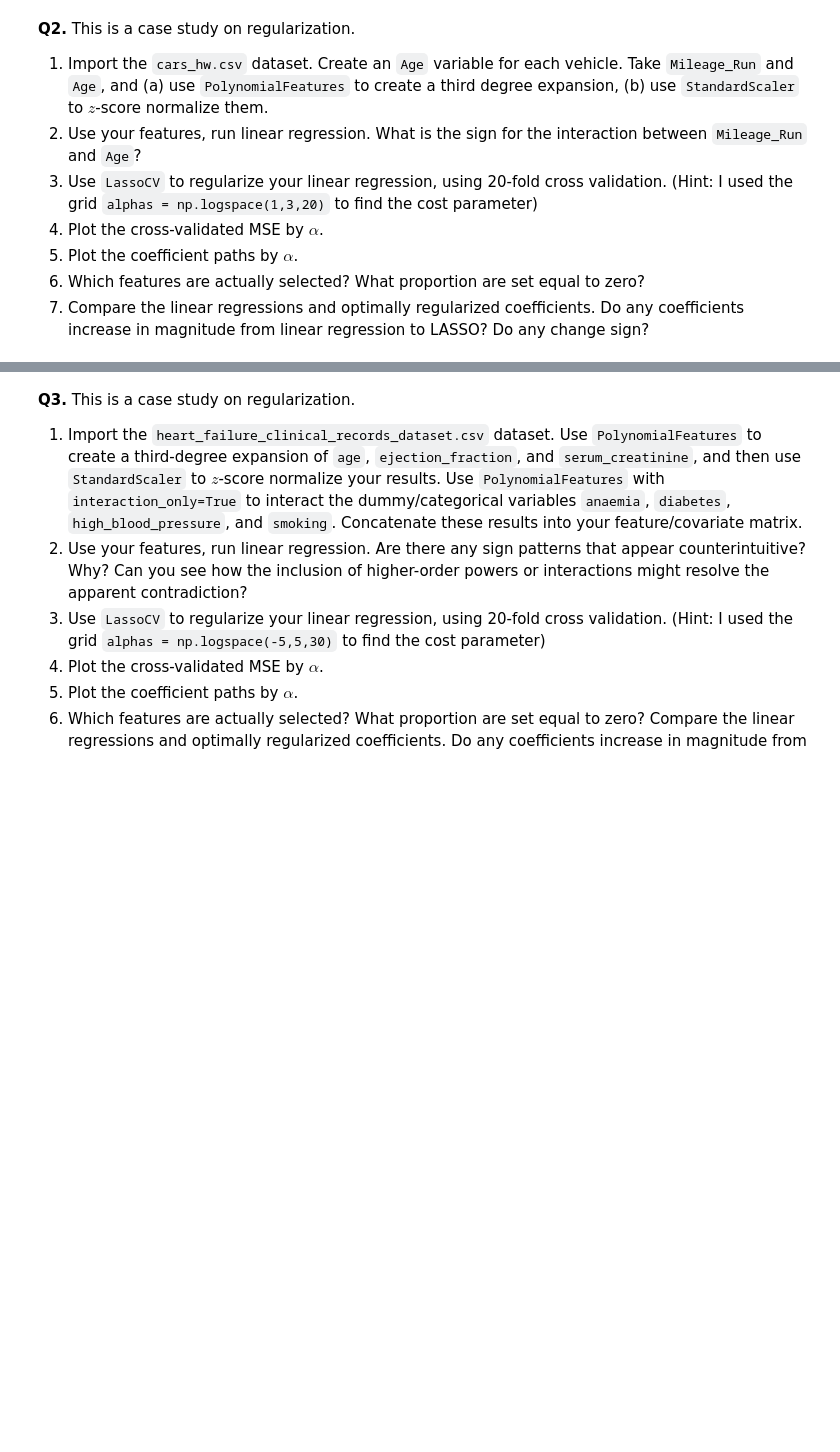
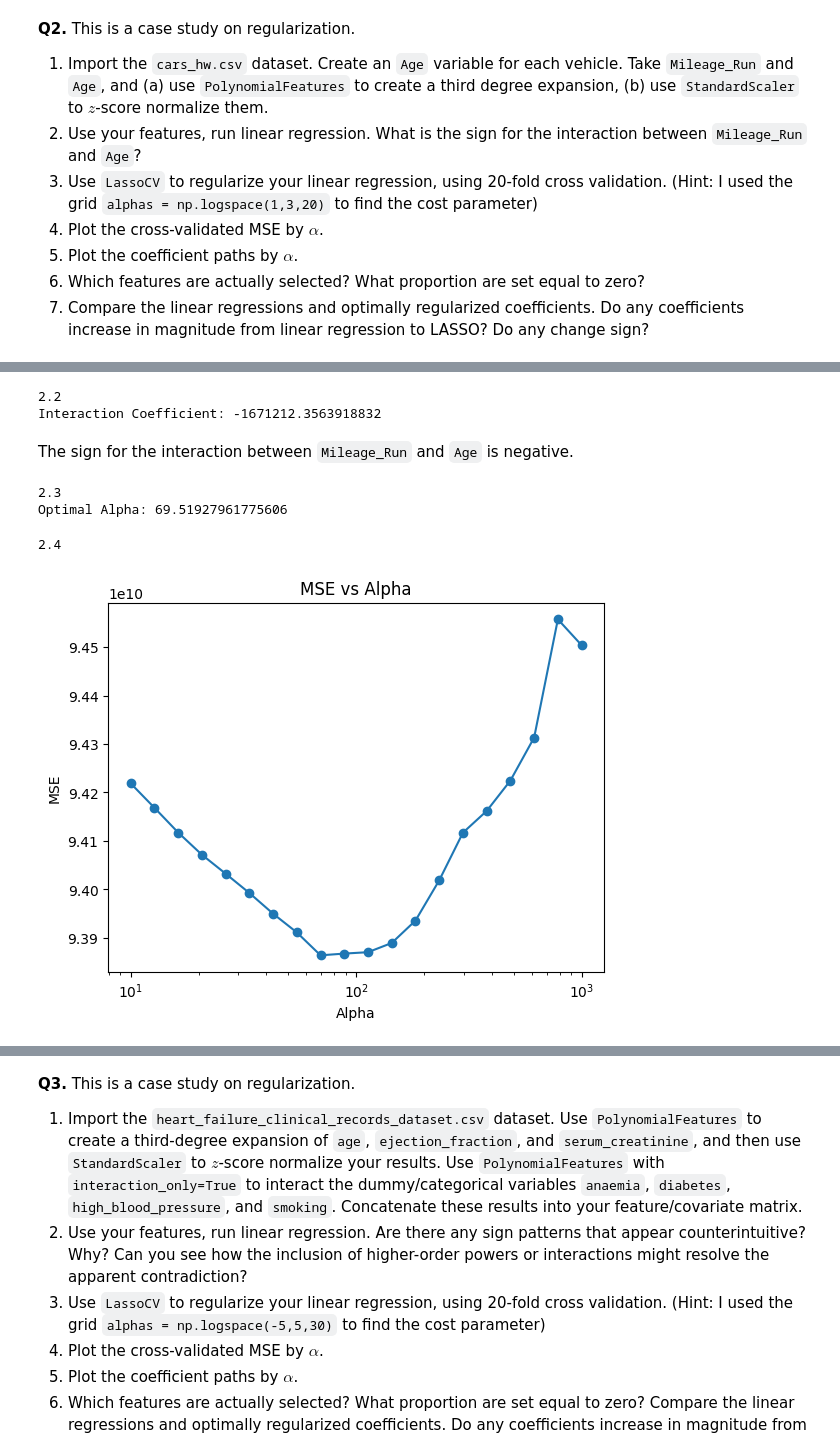
Before and after one commit to qnq9yy/undergrad_ml_assignments, a Jupyter notebook: 04_assignment_regularization.ipynb, the cells around one changed output, grey strips where cells are left out. Drawn from its saved outputs; the diff is of its cells as text; code cells hidden in the pictures; blank space fills up the shorter version.

```diff
--- a/04_assignment_regularization.ipynb
+++ b/04_assignment_regularization.ipynb
@@ -33,0 +49,49 @@ df = pd.read_csv('./data/cars_hw.csv')
+# %%
+df['Age'] = 2026 - df['Make_Year']
+
+# 2.1 a
+X = df[['Mileage_Run', 'Age']]
+poly = PolynomialFeatures(degree=3, include_bias=False)
+X_poly = poly.fit_transform(X)
+feature_names = poly.get_feature_names_out(['Mileage_Run', 'Age'])
+
+# 2.1 b
+scaler = StandardScaler()
+X_scaled = scaler.fit_transform(X_poly)
+# %%
+print('2.2')
+ols = LinearRegression()
+ols.fit(X_scaled, df['Price'])
+
+interaction_idx = list(feature_names).index('Mileage_Run Age')
+interaction_coef = ols.coef_[interaction_idx]
+
+print(f"Interaction Coefficient: {interaction_coef}")
+# %% [output]
+2.2
+Interaction Coefficient: -1671212.3563918832
+# %% [markdown]
+The sign for the interaction between `Mileage_Run` and `Age` is negative.
+# %%
+print('2.3')
+alphas_grid = np.logspace(1, 3, 20)
+
+lasso_cv = LassoCV(alphas=alphas_grid, cv=20)
+lasso_cv.fit(X_scaled, df['Price'])
+
+print(f"Optimal Alpha: {lasso_cv.alpha_}")
+# %% [output]
+2.3
+Optimal Alpha: 69.51927961775606
+# %%
+print('2.4')
+
+plt.plot(lasso_cv.alphas_, lasso_cv.mse_path_.mean(axis=-1), marker='o')
+plt.xscale('log')
+plt.xlabel('Alpha')
+plt.ylabel('MSE')
+plt.title('MSE vs Alpha')
+plt.show()
+# %% [output]
+2.4
+[figure, added]
```
Also changed, not shown: parts of 5 cells of this notebook.
